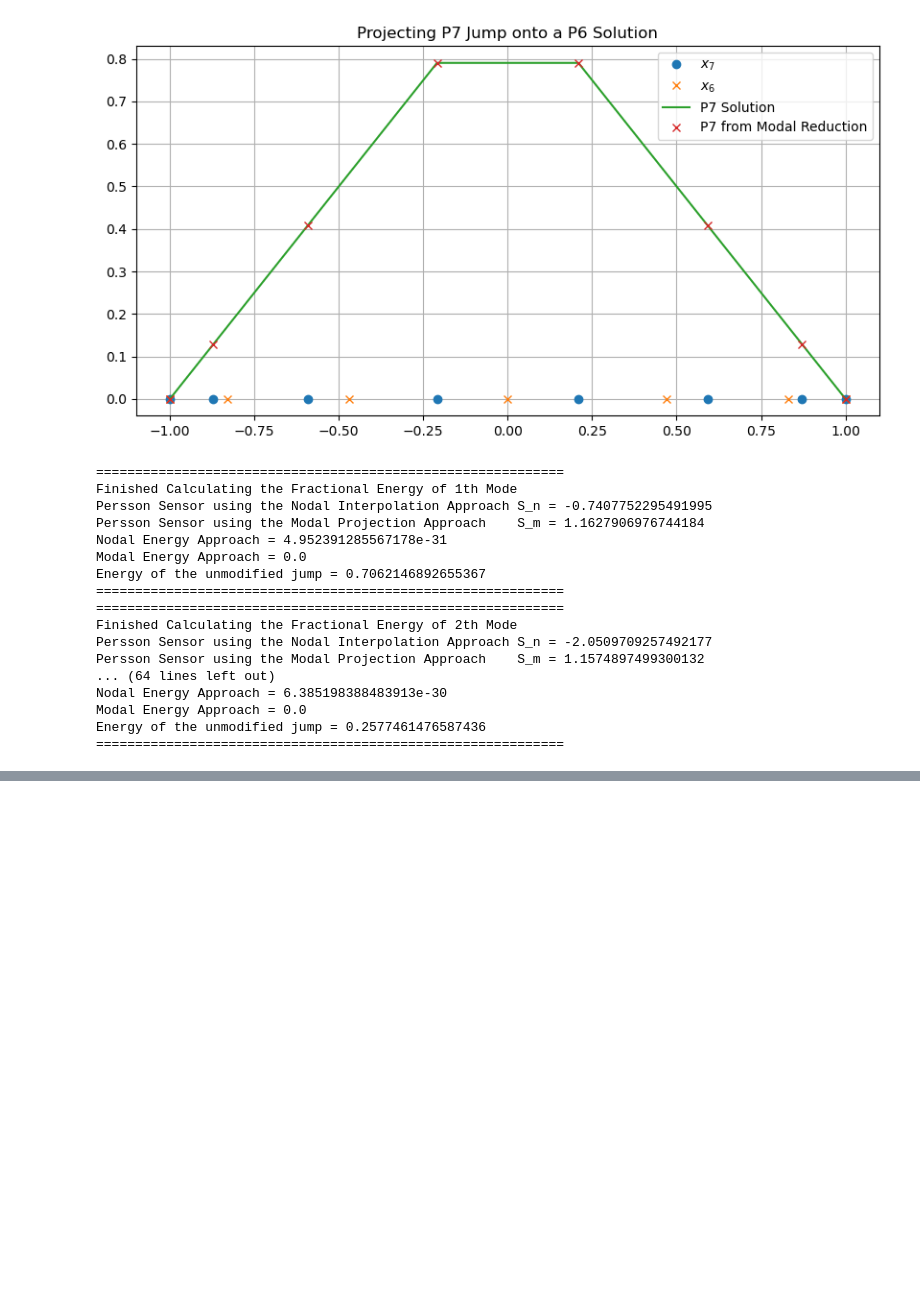
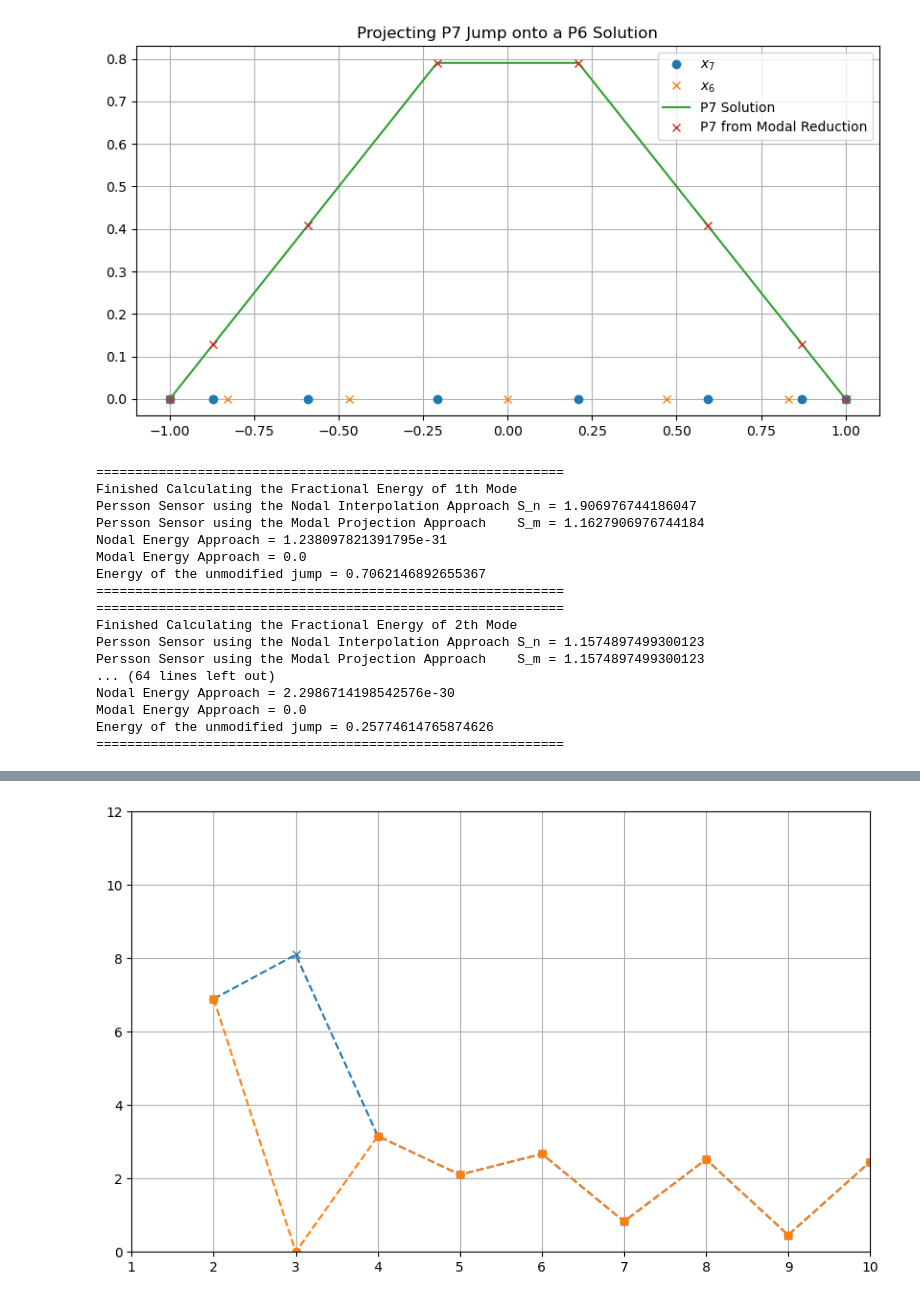
Before and after one commit to AbdulrahmanKT/Shafaq, a Jupyter notebook: Matricies/misc/Numerical_Tests.ipynb, the cells around one changed output, grey strips where cells are left out. Cells and saved outputs as stored; diff of their text form; code cells hidden in the pictures; blank space fills up the shorter version.

```diff
--- a/Matricies/misc/Numerical_Tests.ipynb
+++ b/Matricies/misc/Numerical_Tests.ipynb
@@ -509,7 +509,7 @@ for i in range(10):
 
     diff_n = u7_um-u7_nm
     diff_m = u7_um-u7_m
-    S_n = np.log(diff_n.T.dot(P7@diff_n)/(u7_um.T.dot(P7@u7_um)))
+    S_n = (n**2)*diff_n.T.dot(P7@diff_n)/(u7_um.T.dot(P7@u7_um))
     S_m = (n**2)*diff_m.T.dot(P7@diff_m)/(u7_um.T.dot(P7@u7_um))
 
 
@@ -526,20 +526,20 @@ for i in range(10):
 # %% [output]
 ============================================================
 Finished Calculating the Fractional Energy of 1th Mode
-Persson Sensor using the Nodal Interpolation Approach S_n = -0.7407752295491995
+Persson Sensor using the Nodal Interpolation Approach S_n = 1.906976744186047
 Persson Sensor using the Modal Projection Approach    S_m = 1.1627906976744184
-Nodal Energy Approach = 4.952391285567178e-31
+Nodal Energy Approach = 1.238097821391795e-31
 Modal Energy Approach = 0.0
 Energy of the unmodified jump = 0.7062146892655367
 ============================================================
 ============================================================
 Finished Calculating the Fractional Energy of 2th Mode
-Persson Sensor using the Nodal Interpolation Approach S_n = -2.0509709257492177
-Persson Sensor using the Modal Projection Approach    S_m = 1.1574897499300132
+Persson Sensor using the Nodal Interpolation Approach S_n = 1.1574897499300123
+Persson Sensor using the Modal Projection Approach    S_m = 1.1574897499300123
 ... (64 lines left out)
-Nodal Energy Approach = 6.385198388483913e-30
+Nodal Energy Approach = 2.2986714198542576e-30
 Modal Energy Approach = 0.0
-Energy of the unmodified jump = 0.2577461476587436
+Energy of the unmodified jump = 0.25774614765874626
 ============================================================
 # %%
 #######
@@ -629,8 +629,7 @@ def fractional_energy_highest_mode(a):
     i = np.arange(a.size)
     # energy in each mode: E[i] = a[i]**2 * (2/(2*i+1))
     E = a**2 / (2/(2*i + 1))
-    return E[n] / E.sum()
-
+    return E[-1] / E.sum()
 
 ###################### Functions #############################
 ##############################################################
@@ -642,22 +641,38 @@ def fractional_energy_highest_mode(a):
 E   = np.zeros(11)
 E_n = np.zeros(11)
 E_m = np.zeros(11)
+S_n_vec = []
+S_m_vec = []
+dim = []
+fig, ax = plt.subplots(figsize=(10,6))
 for i in range(10):
     n = i+2
     k = i+1
     x7 , w7 = sb.lgl(n)
     x6 , w6 = sb.lgl(k)
 
+    u7 = triangle(x7)
+##############################################
+# Projection to the modal space and killing the highest frequency
+    u7_m = nodal_to_modal(u7,x7,w7)
 
-##############################################
-#G = np.array([sb.lagrange(n,x7[i]) for i in range(n+1)])
-    L6 = np.array([sb.lagrange(k,x7[i]) for i in range(n+1)]) # Using the
 
-    u7 = triangle(x7)
+
+    if k > 2 and k % 2 == 0:
+        L6 = np.array([sb.lagrange(k-1,x7[i]) for i in range(n+1)])
+        P6 = np.linalg.inv(sb.sbp_p(k-1))
+        u7_m[-1] = 0
+        u7_m[-2] = 0
+    else:
+        L6 = np.array([sb.lagrange(k,x7[i]) for i in range(n+1)]) # Using the
+        P6 = np.linalg.inv(sb.sbp_p(k))
+        u7_m[-1] = 0
+    #L6 = np.array([sb.lagrange(k,x7[i]) for i in range(n+1)]) # Using the
+    #P6 = np.linalg.inv(sb.sbp_p(k))
+
 
 #################################
 # Interpolation onto a lower solution order
-    P6 = np.linalg.inv(sb.sbp_p(k))
     P7 = sb.sbp_p(n)
 
     u_lower = P6@(L6.T.dot(P7@u7))
@@ -667,10 +682,7 @@ for i in range(10):
 
 
 #################################
-# Projection to the modal space and killing the highest frequency
-    u7_m = nodal_to_modal(u7,x7,w7)
-    u7_m[-1] = 0
-    u7_kill = modal_frequency_reduction(u7_m,x7,w7)
+
 #################################
 
 #################################
@@ -696,9 +708,15 @@ for i in range(10):
     diff_m = u7_um-u7_m
     S_n = (n**3)*diff_n.T.dot(P7@diff_n)/(u7_um.T.dot(P7@u7_um))
     S_m = (n**3)*diff_m.T.dot(P7@diff_m)/(u7_um.T.dot(P7@u7_um))
+    S_n_vec.append(S_n)
+    S_m_vec.append(S_m)
+    dim.append(n)
+
+    #ax.legend()
 
 
     #######################################################
+
 
     print("============================================================")
     print(f"Finished Calculating the Fractional Energy of {i+1}th Mode")
@@ -708,6 +726,15 @@ for i in range(10):
     print(f"Modal Energy Approach = {E_m[i]}")
     print(f"Energy of the unmodified jump = {E[i]}")
     print("============================================================")
+
+
+ax.plot(dim , S_n_vec,"--x", label="Sensor using nodal interpolation")
+ax.plot(dim , S_m_vec,"--o",  label="Sensor using modal projection")
+ax.set_ylim(0, 12)
+ax.set_xlim(1, 10)
+ax.grid()
+ax.set_title("Plot of the Sensor usin g the nodal interpolation and the modal projection")
+plt.show()
 # %% [output]
 ============================================================
 Finished Calculating the Fractional Energy of 1th Mode
@@ -728 +755,2 @@ Energy of the unmodified jump = 2.6521326914128117e-28
 ============================================================
+[figure, added]
```
Also changed, not shown: parts of 2 cells of this notebook, 2 other files.
